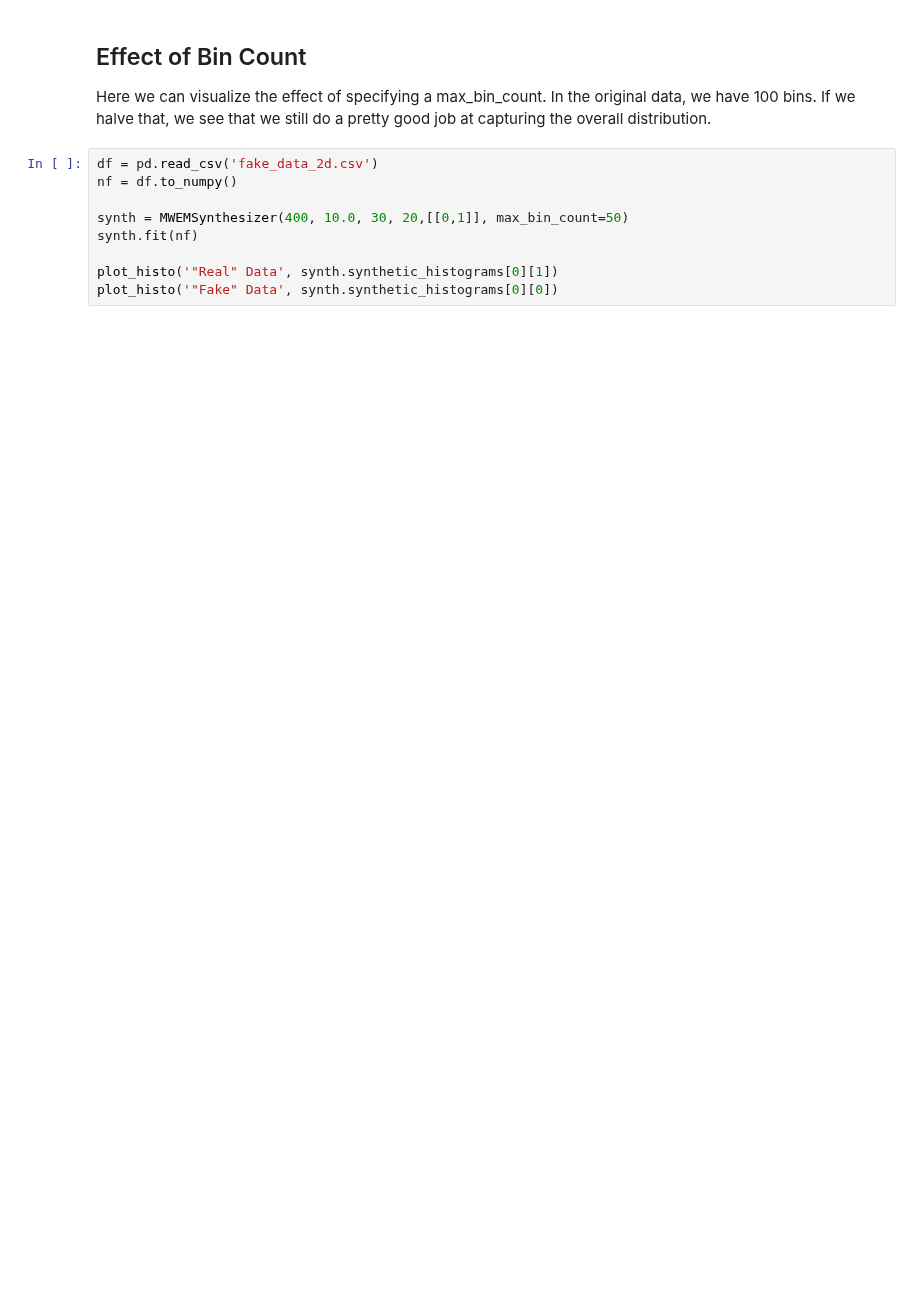
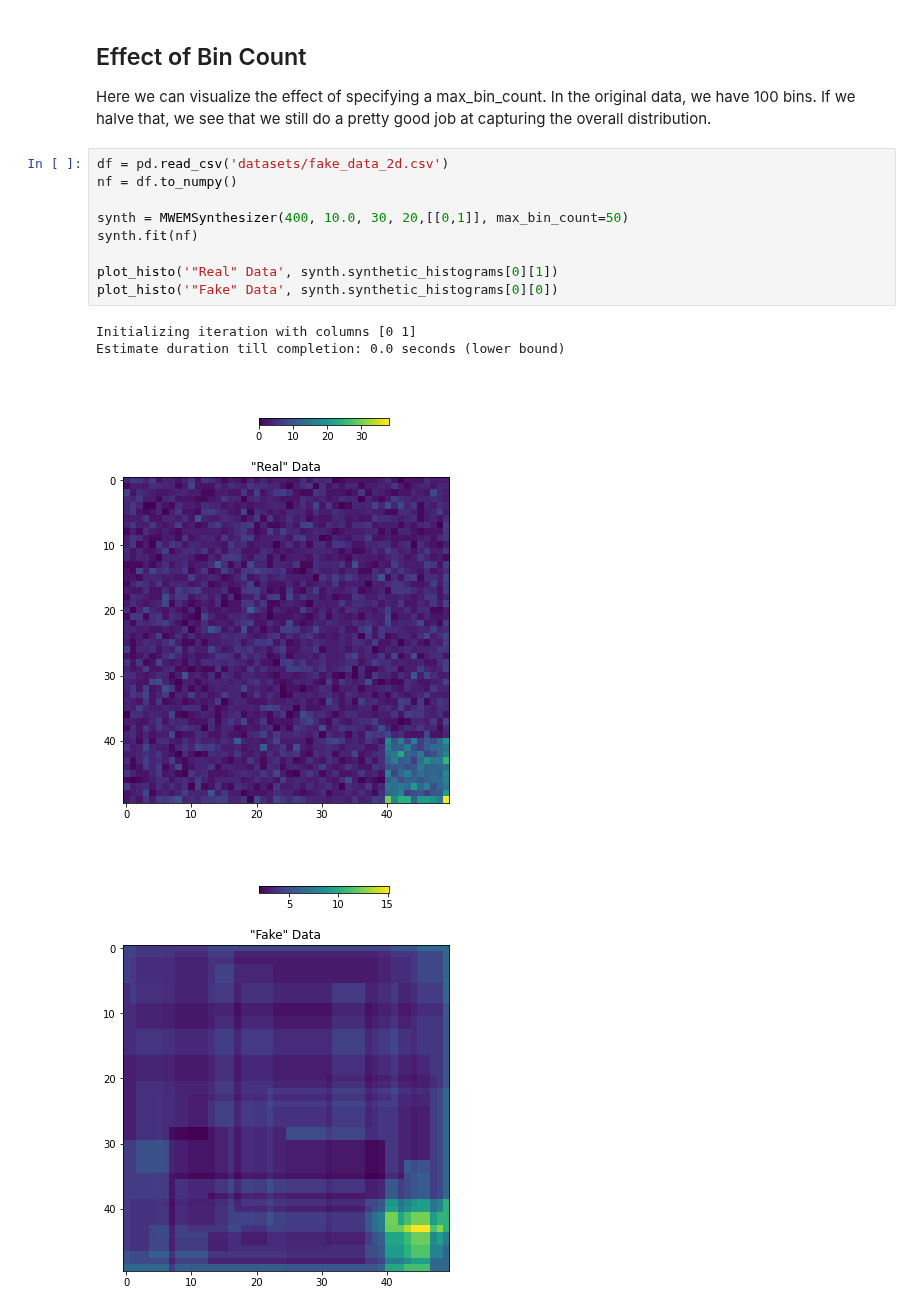
Before and after one commit to opendp/smartnoise-samples, a Jupyter notebook: data/synthesis/mwem_sample/Visualizing MWEM.ipynb, the cells around one changed output. Drawn from its saved outputs; the diff is of its cells as text; blank space fills up the shorter version.

```diff
--- a/data/synthesis/mwem_sample/Visualizing MWEM.ipynb
+++ b/data/synthesis/mwem_sample/Visualizing MWEM.ipynb
@@ -39,11 +44,16 @@ plot_histo('"Fake" Data', synth.synthetic_histograms[0][0])
 ## Effect of Bin Count
 Here we can visualize the effect of specifying a max_bin_count. In the original data, we have 100 bins. If we halve that, we see that we still do a pretty good job at capturing the overall distribution.
 # %%
-df = pd.read_csv('fake_data_2d.csv')
+df = pd.read_csv('datasets/fake_data_2d.csv')
 nf = df.to_numpy()
 
 synth = MWEMSynthesizer(400, 10.0, 30, 20,[[0,1]], max_bin_count=50)
 synth.fit(nf)
 
 plot_histo('"Real" Data', synth.synthetic_histograms[0][1])
 plot_histo('"Fake" Data', synth.synthetic_histograms[0][0])
+# %% [output]
+Initializing iteration with columns [0 1]
+Estimate duration till completion: 0.0 seconds (lower bound)
+[figure, added]
+[figure, added]
```
Also changed, not shown: parts of 1 cell of this notebook, 10 other files.
